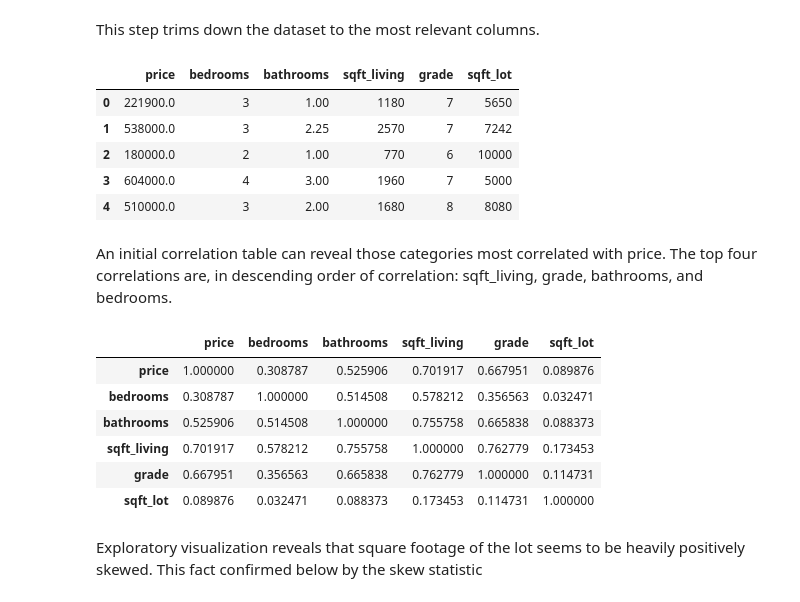
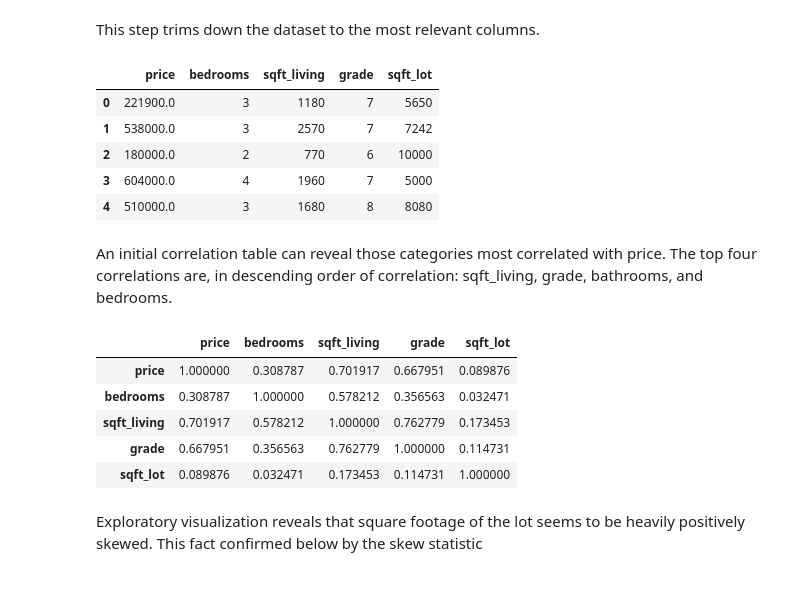
Before and after one commit to danvalen1/KingCounty-Housing, a Jupyter notebook: Modeling.ipynb, the cells around one changed output. Cells and saved outputs as stored; diff of their text form; code cells hidden in the pictures.

```diff
--- a/Modeling.ipynb
+++ b/Modeling.ipynb
@@ -24,27 +24,26 @@ king.head()
 # %% [markdown]
 This step trims down the dataset to the most relevant columns.
 # %%
-king = king[['price','bedrooms','bathrooms','sqft_living','grade','sqft_lot']]
+king = king[['price','bedrooms','sqft_living','grade','sqft_lot']]
 king.head()
 # %% [output]
-|  | price | bedrooms | bathrooms | sqft_living | grade | sqft_lot |
-| 0 | 221900.0 | 3 | 1.00 | 1180 | 7 | 5650 |
-| 1 | 538000.0 | 3 | 2.25 | 2570 | 7 | 7242 |
-| 2 | 180000.0 | 2 | 1.00 | 770 | 6 | 10000 |
-| 3 | 604000.0 | 4 | 3.00 | 1960 | 7 | 5000 |
-| 4 | 510000.0 | 3 | 2.00 | 1680 | 8 | 8080 |
+|  | price | bedrooms | sqft_living | grade | sqft_lot |
+| 0 | 221900.0 | 3 | 1180 | 7 | 5650 |
+| 1 | 538000.0 | 3 | 2570 | 7 | 7242 |
+| 2 | 180000.0 | 2 | 770 | 6 | 10000 |
+| 3 | 604000.0 | 4 | 1960 | 7 | 5000 |
+| 4 | 510000.0 | 3 | 1680 | 8 | 8080 |
 # %% [markdown]
 An initial correlation table can reveal those categories most correlated with price.  The top four correlations are, in descending order of correlation: sqft_living, grade, bathrooms, and bedrooms.
 # %%
 king.corr()
 # %% [output]
-|  | price | bedrooms | bathrooms | sqft_living | grade | sqft_lot |
-| price | 1.000000 | 0.308787 | 0.525906 | 0.701917 | 0.667951 | 0.089876 |
-| bedrooms | 0.308787 | 1.000000 | 0.514508 | 0.578212 | 0.356563 | 0.032471 |
-| bathrooms | 0.525906 | 0.514508 | 1.000000 | 0.755758 | 0.665838 | 0.088373 |
-| sqft_living | 0.701917 | 0.578212 | 0.755758 | 1.000000 | 0.762779 | 0.173453 |
-| grade | 0.667951 | 0.356563 | 0.665838 | 0.762779 | 1.000000 | 0.114731 |
-| sqft_lot | 0.089876 | 0.032471 | 0.088373 | 0.173453 | 0.114731 | 1.000000 |
+|  | price | bedrooms | sqft_living | grade | sqft_lot |
+| price | 1.000000 | 0.308787 | 0.701917 | 0.667951 | 0.089876 |
+| bedrooms | 0.308787 | 1.000000 | 0.578212 | 0.356563 | 0.032471 |
+| sqft_living | 0.701917 | 0.578212 | 1.000000 | 0.762779 | 0.173453 |
+| grade | 0.667951 | 0.356563 | 0.762779 | 1.000000 | 0.114731 |
+| sqft_lot | 0.089876 | 0.032471 | 0.173453 | 0.114731 | 1.000000 |
 # %% [markdown]
 Exploratory visualization reveals that square footage of the lot seems to be heavily positively skewed.
 This fact confirmed below by the skew statistic
```
Also changed, not shown: parts of 18 cells of this notebook.
